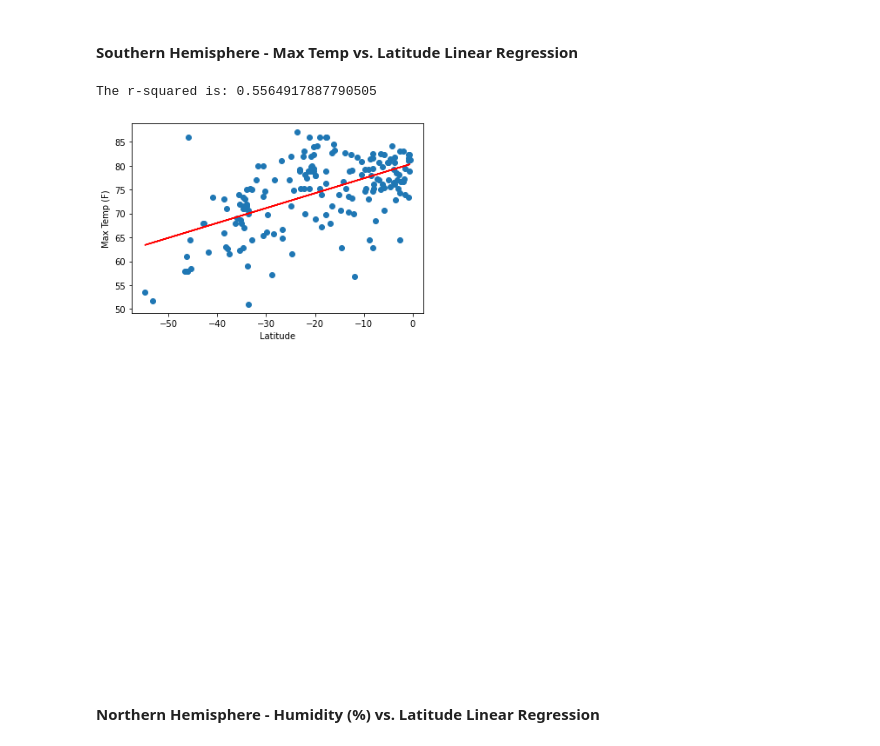
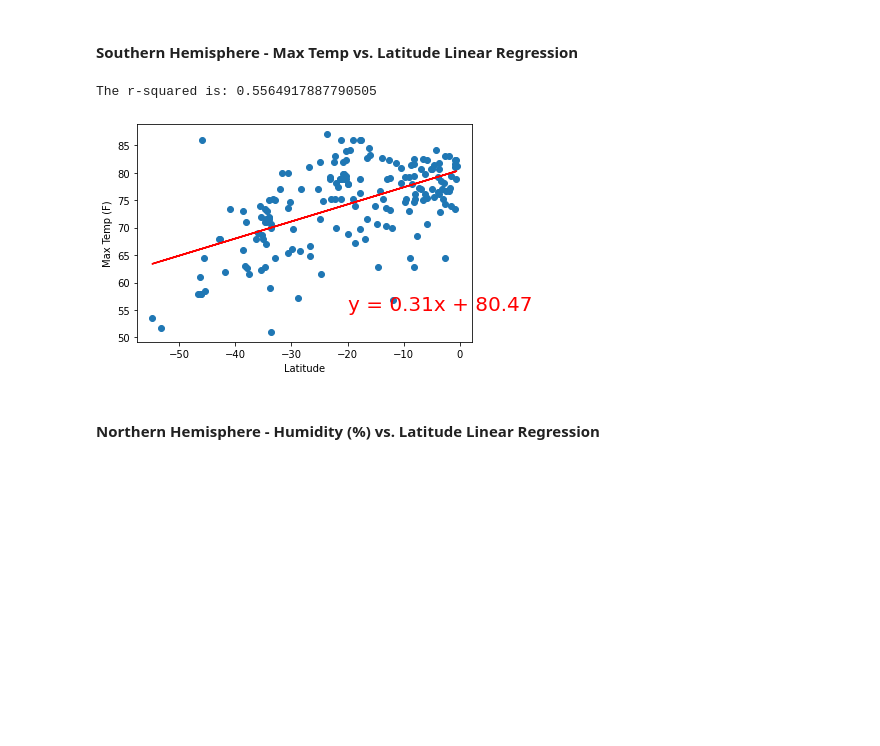
Before and after one commit to emersonmolett/python-api-challenge, a Jupyter notebook: WeatherPy/WeatherPy.ipynb, the cells around one changed output. Drawn from its saved outputs; the diff is of its cells as text; code cells hidden in the pictures; blank space fills up the shorter version.

Commit message:
updated heatmap

```diff
--- a/WeatherPy/WeatherPy.ipynb
+++ b/WeatherPy/WeatherPy.ipynb
@@ -273,12 +273,12 @@ The r-squared is: -0.8761565695370204
 # %%
 Southern_hemisphere = city_dataframe.loc[city_dataframe["Lat"]<0]
 x_values = Southern_hemisphere["Lat"]
 y_values = Southern_hemisphere["Max Temp"]
 plt.ylabel("Max Temp (F)")
-linear_reg_plot(x_values,y_values, (55,-22))
+linear_reg_plot(x_values,y_values, (-20, 55))
 # %% [output]
 The r-squared is: 0.5564917887790505
-[figure, old version]
+[figure, new version]
 # %% [markdown]
 ####  Northern Hemisphere - Humidity (%) vs. Latitude Linear Regression
 # %%
```
Also changed, not shown: 1 other file.
